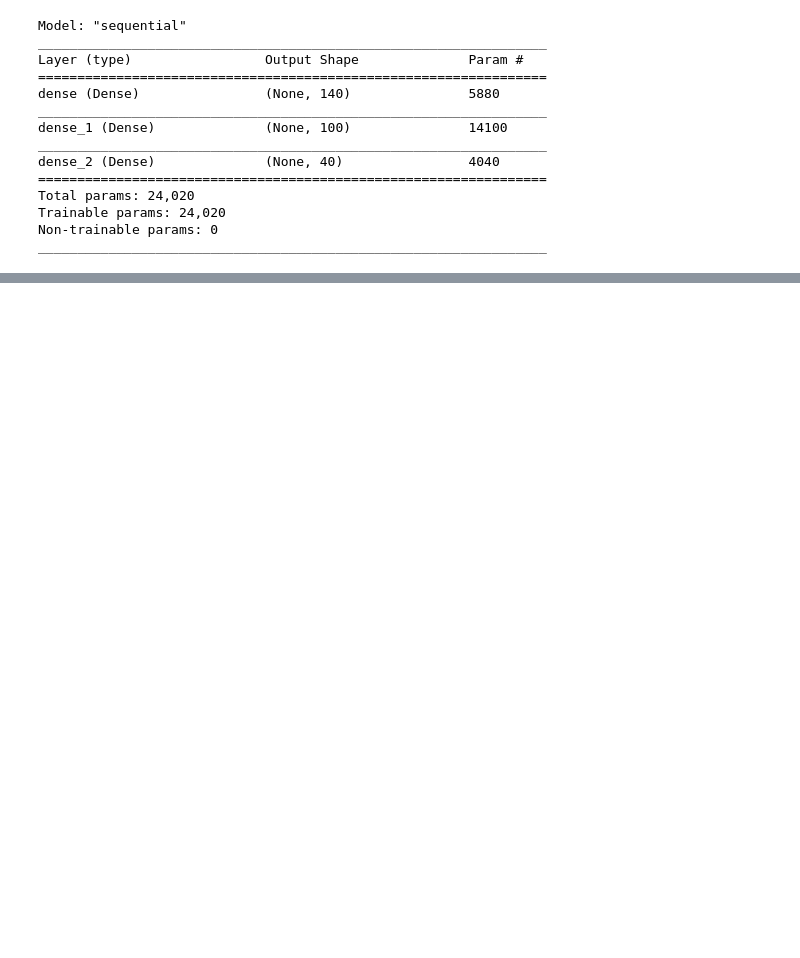
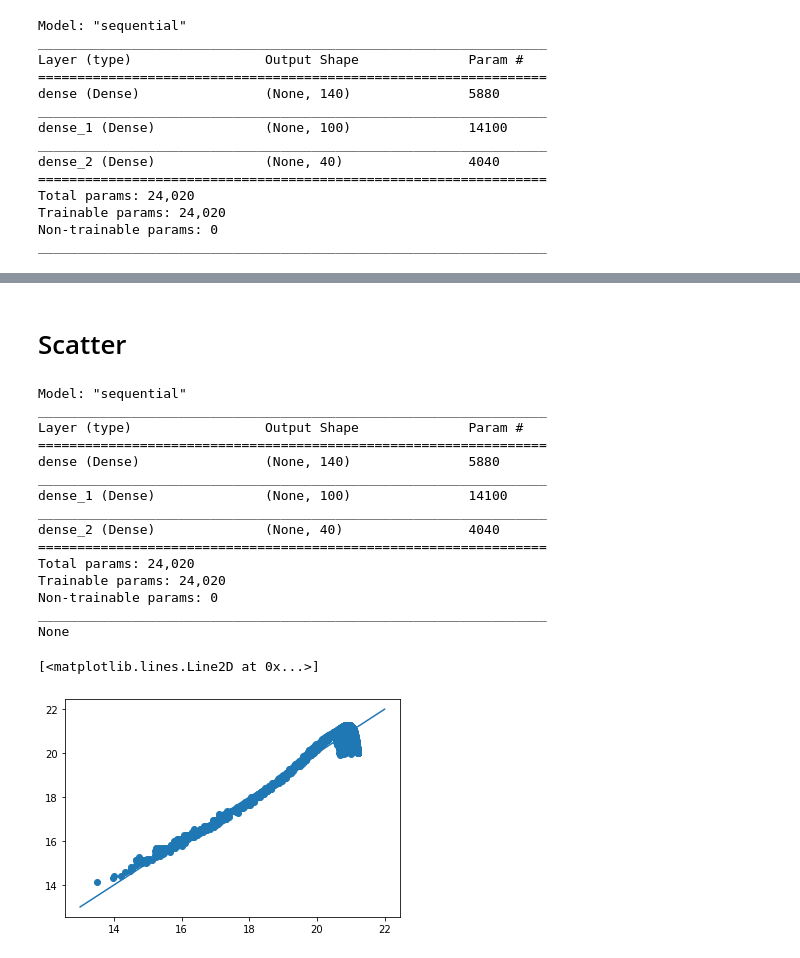
Before and after one commit to JackKelly1/4th-Year-Project, a Jupyter notebook: ANN_FINAL.ipynb, the cells around one changed output, grey strips where cells are left out. Drawn from its saved outputs; the diff is of its cells as text; code cells hidden in the pictures; blank space fills up the shorter version.

```diff
--- a/ANN_FINAL.ipynb
+++ b/ANN_FINAL.ipynb
@@ -200,0 +283,56 @@ hypermodel.save('/Users/jackkelly/Desktop/Building_Model/Tuned_' + str(N_channel
+# %% [markdown]
+# Scatter
+# %%
+model1 = keras.models.load_model('/Users/jackkelly/Desktop/Building_Model/Tuned_40_channels_ANN_model.h5')
+print(model1.summary())
+df = pd.read_csv('/Users/jackkelly/Desktop/Building_Model/Data_NEW/10000_initial_data_testing.csv')
+# dataset
+dataset = df.values
+# input power and channels statuses
+X = dataset[:,0:N_channels+1]
+Y = dataset[:,N_channels+1:2*N_channels+1]
+
+xScaler = preprocessing.MinMaxScaler()
+yScaler = preprocessing.MinMaxScaler()
+
+xScaler.fit(X)
+yScaler.fit(Y)
+
+xTrainNorm = xScaler.transform(X)
+yTrainNorm = yScaler.transform(Y)
+
+y_predicted = model1.predict(xTrainNorm)
+y_predicted_inverted = yScaler.inverse_transform(y_predicted)
+scatter_predicted = []
+scatter_real = []
+# calculate mean GSNRs
+for i in range(10000):
+    scatter_predicted.append([val for val in (y_predicted_inverted[i]*X[i][1:]) if val != 0][0])
+#     scatter_predicted.append(np.mean(y_predicted_inverted[i]*X[i][1:]))
+    scatter_real.append([val for val in (Y[i]*X[i][1:]) if val != 0][0])
+
+scatter_predicted, scatter_real = shuffle(scatter_predicted, scatter_real)
+
+x = [i for i in range(13,23)]
+y = [i for i in range(13,23)]
+
+plt.scatter(scatter_predicted[:1000],scatter_real[:1000])
+plt.plot(x,y)
+# %% [output]
+Model: "sequential"
+_________________________________________________________________
+Layer (type)                 Output Shape              Param #
+=================================================================
+dense (Dense)                (None, 140)               5880
+_________________________________________________________________
+dense_1 (Dense)              (None, 100)               14100
+_________________________________________________________________
+dense_2 (Dense)              (None, 40)                4040
+=================================================================
+Total params: 24,020
+Trainable params: 24,020
+Non-trainable params: 0
+_________________________________________________________________
+None
+[<matplotlib.lines.Line2D at 0x...>]
+[figure, added]
```
Also changed, not shown: parts of 30 cells of this notebook.
